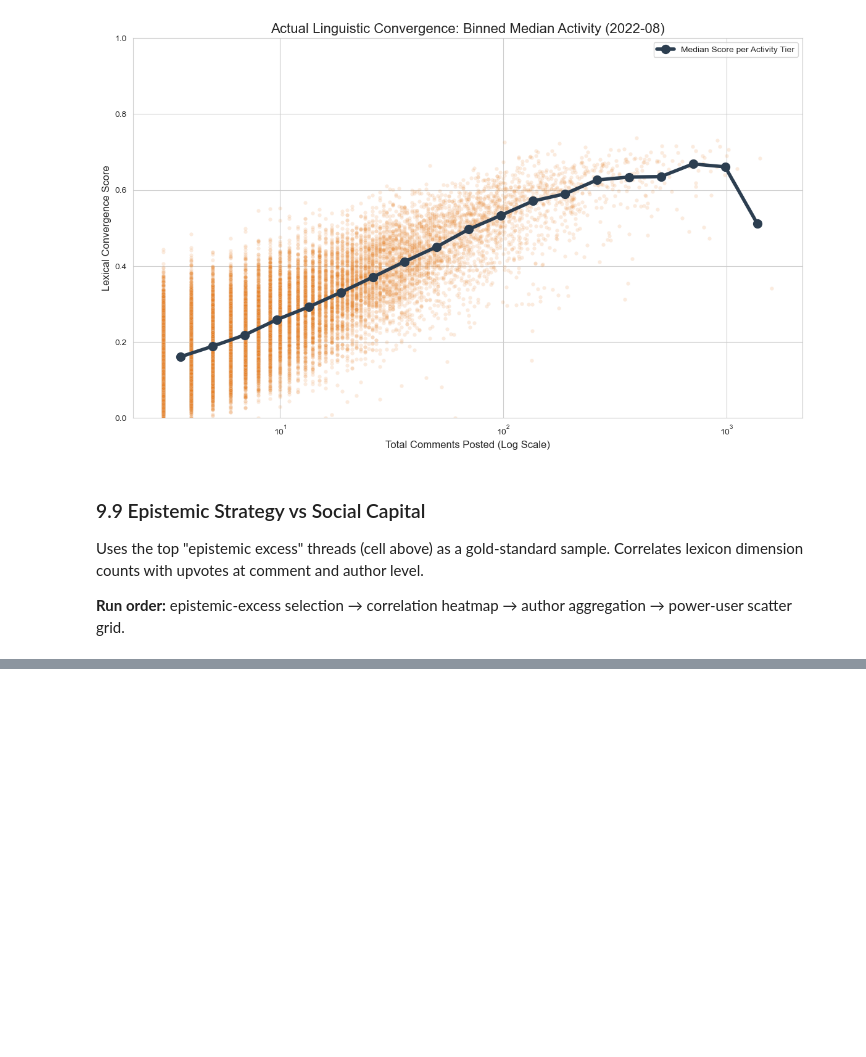
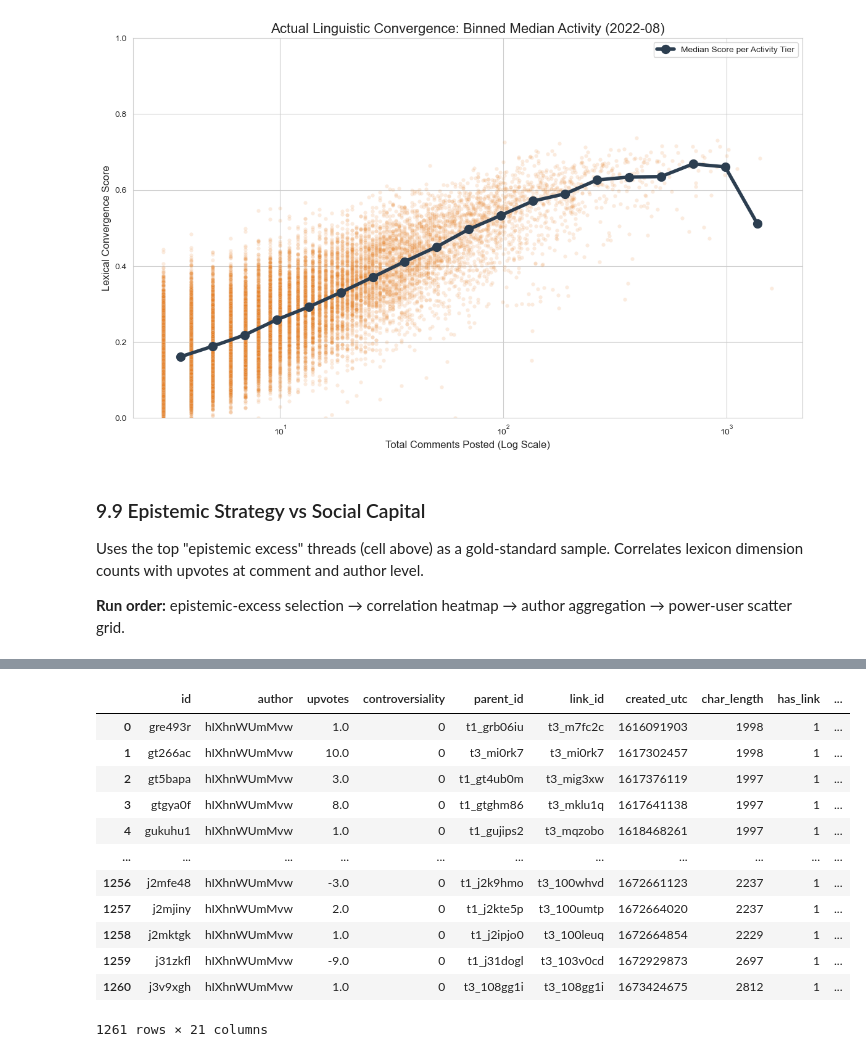
Before and after one commit to humanathema/ConspiracyComments, a Jupyter notebook: ConspiracyMaster_Refactored.ipynb, the cells around one changed output, grey strips where cells are left out. Drawn from its saved outputs; the diff is of its cells as text; code cells hidden in the pictures; blank space fills up the shorter version.

```diff
--- a/ConspiracyMaster_Refactored.ipynb
+++ b/ConspiracyMaster_Refactored.ipynb
@@ -4133,0 +4202,29 @@ viz.plot_zscore_power_users(df_power_users, dim_cols)
+# %%
+import duckdb
+
+search_term = srchsr # The % signs are wildcards
+
+query = f"""
+    SELECT *
+    FROM '{EMPATH}'
+    WHERE text ILIKE '{search_term}'
+"""
+
+# DuckDB filters on disk and only pulls matching rows into memory
+filtered_df = duckdb.sql(query).df()
+# %%
+filtered_df
+# %% [output]
+|  | id | author | upvotes | controversiality | parent_id | link_id | created_utc | char_length | has_link | ... |
+| 0 | gre493r | hIXhnWUmMvw | 1.0 | 0 | t1_grb06iu | t3_m7fc2c | 1616091903 | 1998 | 1 | ... |
+| 1 | gt266ac | hIXhnWUmMvw | 10.0 | 0 | t3_mi0rk7 | t3_mi0rk7 | 1617302457 | 1998 | 1 | ... |
+| 2 | gt5bapa | hIXhnWUmMvw | 3.0 | 0 | t1_gt4ub0m | t3_mig3xw | 1617376119 | 1997 | 1 | ... |
+| 3 | gtgya0f | hIXhnWUmMvw | 8.0 | 0 | t1_gtghm86 | t3_mklu1q | 1617641138 | 1997 | 1 | ... |
+| 4 | gukuhu1 | hIXhnWUmMvw | 1.0 | 0 | t1_gujips2 | t3_mqzobo | 1618468261 | 1997 | 1 | ... |
+| ... | ... | ... | ... | ... | ... | ... | ... | ... | ... | ... |
+| 1256 | j2mfe48 | hIXhnWUmMvw | -3.0 | 0 | t1_j2k9hmo | t3_100whvd | 1672661123 | 2237 | 1 | ... |
+| 1257 | j2mjiny | hIXhnWUmMvw | 2.0 | 0 | t1_j2kte5p | t3_100umtp | 1672664020 | 2237 | 1 | ... |
+| 1258 | j2mktgk | hIXhnWUmMvw | 1.0 | 0 | t1_j2ipjo0 | t3_100leuq | 1672664854 | 2229 | 1 | ... |
+| 1259 | j31zkfl | hIXhnWUmMvw | -9.0 | 0 | t1_j31dogl | t3_103v0cd | 1672929873 | 2697 | 1 | ... |
+| 1260 | j3v9xgh | hIXhnWUmMvw | 1.0 | 0 | t3_108gg1i | t3_108gg1i | 1673424675 | 2812 | 1 | ... |
+1261 rows × 21 columns
```
Also changed, not shown: parts of 14 cells of this notebook, 41 other files.
